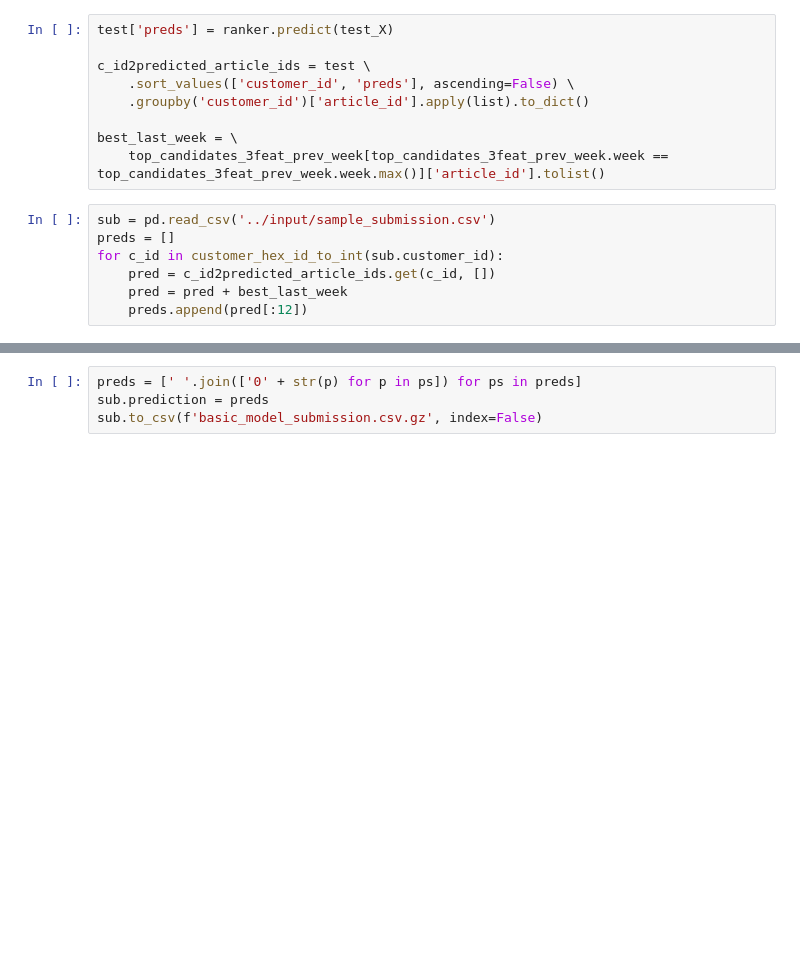
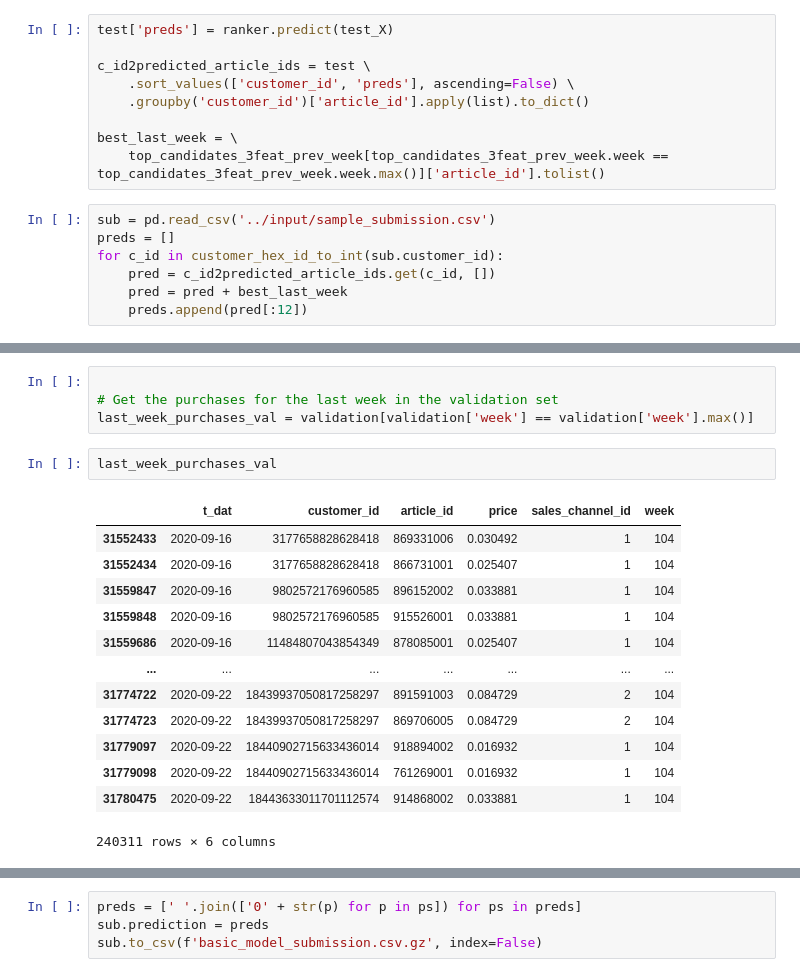
Before and after one commit to LienM/ai-project-23-24, a Jupyter notebook: MaksimKarnaukh/05-Research/notebook-05.ipynb, the cells around one changed output, grey strips where cells are left out. Saved outputs shown, nothing was run; the diff lists cells and outputs as text; blank space fills up the shorter version.

```diff
--- a/MaksimKarnaukh/05-Research/notebook-05.ipynb
+++ b/MaksimKarnaukh/05-Research/notebook-05.ipynb
@@ -564,0 +600,20 @@ for c_id in customer_hex_id_to_int(sub.customer_id):
+# %%
+
+# Get the purchases for the last week in the validation set
+last_week_purchases_val = validation[validation['week'] == validation['week'].max()]
+# %%
+last_week_purchases_val
+# %% [output]
+|  | t_dat | customer_id | article_id | price | sales_channel_id | week |
+| 31552433 | 2020-09-16 | 3177658828628418 | 869331006 | 0.030492 | 1 | 104 |
+| 31552434 | 2020-09-16 | 3177658828628418 | 866731001 | 0.025407 | 1 | 104 |
+| 31559847 | 2020-09-16 | 9802572176960585 | 896152002 | 0.033881 | 1 | 104 |
+| 31559848 | 2020-09-16 | 9802572176960585 | 915526001 | 0.033881 | 1 | 104 |
+| 31559686 | 2020-09-16 | 11484807043854349 | 878085001 | 0.025407 | 1 | 104 |
+| ... | ... | ... | ... | ... | ... | ... |
+| 31774722 | 2020-09-22 | 18439937050817258297 | 891591003 | 0.084729 | 2 | 104 |
+| 31774723 | 2020-09-22 | 18439937050817258297 | 869706005 | 0.084729 | 2 | 104 |
+| 31779097 | 2020-09-22 | 18440902715633436014 | 918894002 | 0.016932 | 1 | 104 |
+| 31779098 | 2020-09-22 | 18440902715633436014 | 761269001 | 0.016932 | 1 | 104 |
+| 31780475 | 2020-09-22 | 18443633011701112574 | 914868002 | 0.033881 | 1 | 104 |
+240311 rows × 6 columns
```
Also changed, not shown: parts of 19 cells of this notebook, 1 other file.
